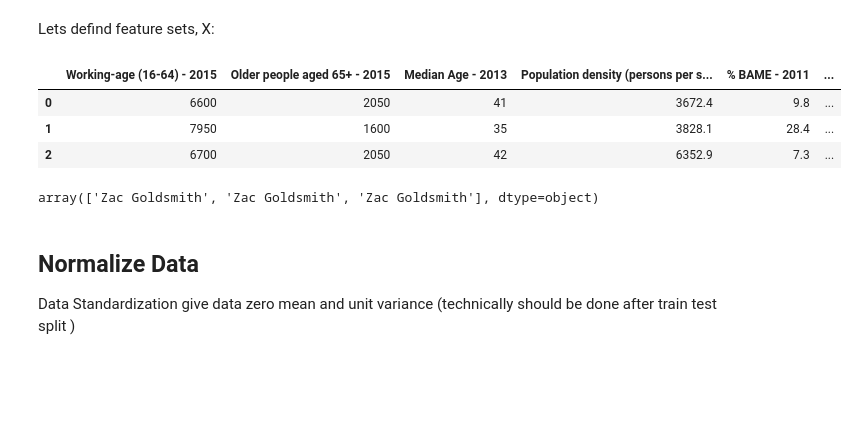
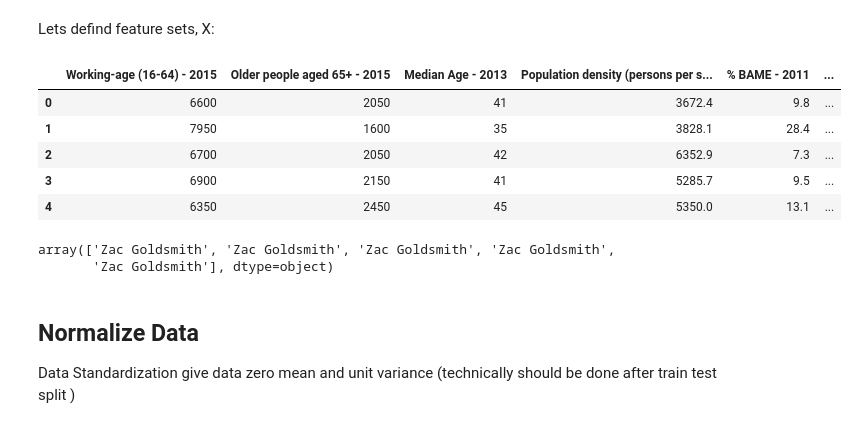
Before and after one commit to sebastianBIanalytics/DataScience_MachineLearning_Python_SebN_Portfolio, a Jupyter notebook: Mayor_London_Classification.ipynb, the cells around one changed output. Drawn from its saved outputs; the diff is of its cells as text; code cells hidden in the pictures; blank space fills up the shorter version.

```diff
--- a/Mayor_London_Classification.ipynb
+++ b/Mayor_London_Classification.ipynb
@@ -112,8 +109,8 @@ Election.shape
 # %% [markdown]
 Some useless variables were excluded and the cases which contain NA were excluded. The final dataset contains 600 wards and 75 variables.
 # %%
-FeatureS = Election[['Working-age (16-64) - 2015', 'Older people aged 65+ - 2015', 'Median Age - 2013',
-                     'Population density (persons per sq km) - 2013',
+Features = Election[['Working-age (16-64) - 2015', 'Older people aged 65+ - 2015', 'Median Age - 2013',
+       'Population density (persons per sq km) - 2013',
        '% BAME - 2011', '% English is First Language of no one in household - 2011',
        'Number of jobs in area - 2013',
        'Median House Price (Ã‚Â£) - 2014', 'Number of properties sold - 2014',
@@ -158,18 +155,21 @@ dtype: object
 # %% [markdown]
 Lets defind feature sets, X:
 # %%
-X = FeatureS
-X[0:3]
+X = Features
+X[0:5]
 # %% [output]
 |  | Working-age (16-64) - 2015 | Older people aged 65+ - 2015 | Median Age - 2013 | Population density (persons per s... | % BAME - 2011 | ... |
 | 0 | 6600 | 2050 | 41 | 3672.4 | 9.8 | ... |
 | 1 | 7950 | 1600 | 35 | 3828.1 | 28.4 | ... |
 | 2 | 6700 | 2050 | 42 | 6352.9 | 7.3 | ... |
+| 3 | 6900 | 2150 | 41 | 5285.7 | 9.5 | ... |
+| 4 | 6350 | 2450 | 45 | 5350.0 | 13.1 | ... |
 # %%
 y = Election['Winner'].values
-y [0:3]
+y [0:5]
 # %% [output]
-array(['Zac Goldsmith', 'Zac Goldsmith', 'Zac Goldsmith'], dtype=object)
+array(['Zac Goldsmith', 'Zac Goldsmith', 'Zac Goldsmith', 'Zac Goldsmith',
+       'Zac Goldsmith'], dtype=object)
 # %% [markdown]
 ## Normalize Data
 
```
Also changed, not shown: parts of 35 cells of this notebook.
